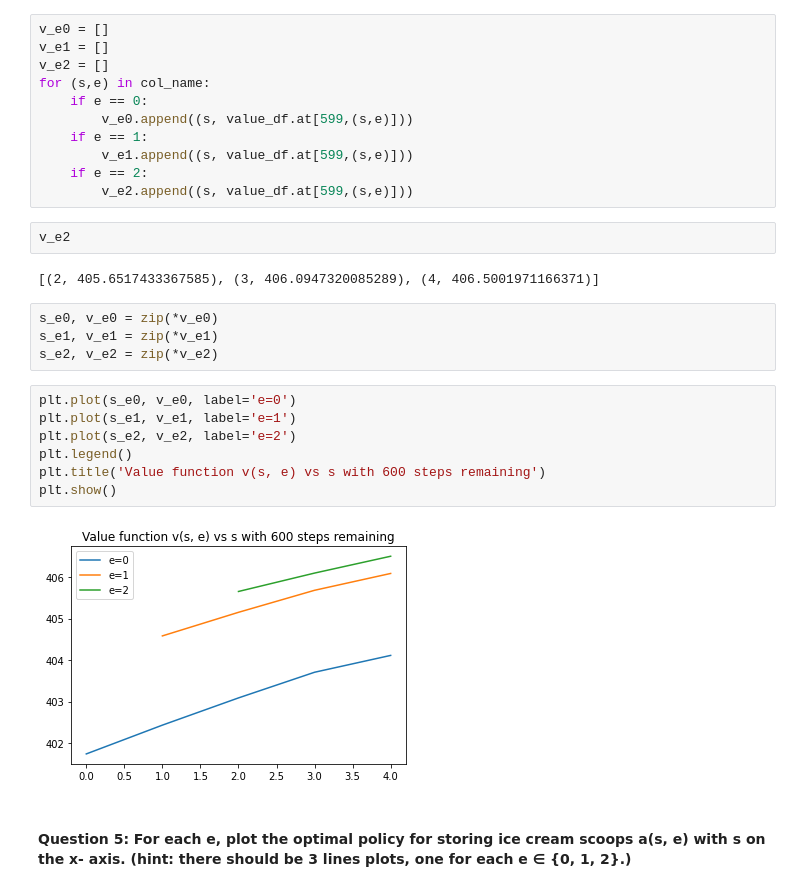
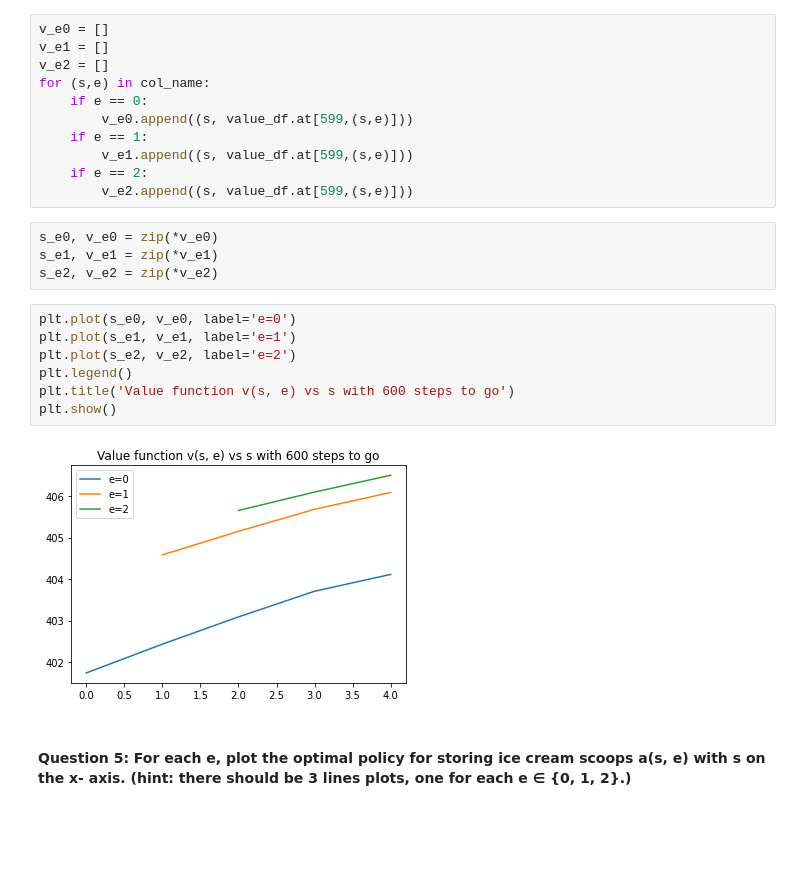
Before and after one commit to colella2/ReinforcementLearning_Assignment2, a Jupyter notebook: Reinforcement_Learning_Assignment 2_Targoon v2.ipynb, the cells around one changed output. Cells and saved outputs as stored; diff of their text form; blank space fills up the shorter version.

```diff
--- a/Reinforcement_Learning_Assignment 2_Targoon v2.ipynb
+++ b/Reinforcement_Learning_Assignment 2_Targoon v2.ipynb
@@ -406,10 +406,6 @@ for (s,e) in col_name:
         v_e1.append((s, value_df.at[599,(s,e)]))
     if e == 2:
         v_e2.append((s, value_df.at[599,(s,e)]))
-# %%
-v_e2
-# %% [output]
-[(2, 405.6517433367585), (3, 406.0947320085289), (4, 406.5001971166371)]
 # %%
 s_e0, v_e0 = zip(*v_e0)
 s_e1, v_e1 = zip(*v_e1)
@@ -417,12 +413,12 @@ s_e2, v_e2 = zip(*v_e2)
 # %%
 plt.plot(s_e0, v_e0, label='e=0')
 plt.plot(s_e1, v_e1, label='e=1')
 plt.plot(s_e2, v_e2, label='e=2')
 plt.legend()
-plt.title('Value function v(s, e) vs s with 600 steps remaining')
+plt.title('Value function v(s, e) vs s with 600 steps to go')
 plt.show()
 # %% [output]
-[figure, old version]
+[figure, new version]
 # %% [markdown]
 #### Question 5: For each e, plot the optimal policy for storing ice cream scoops a(s, e) with s on the x- axis. (hint: there should be 3 lines plots, one for each e ∈ {0, 1, 2}.)
 # %%
```
Also changed, not shown: parts of 22 cells of this notebook.
